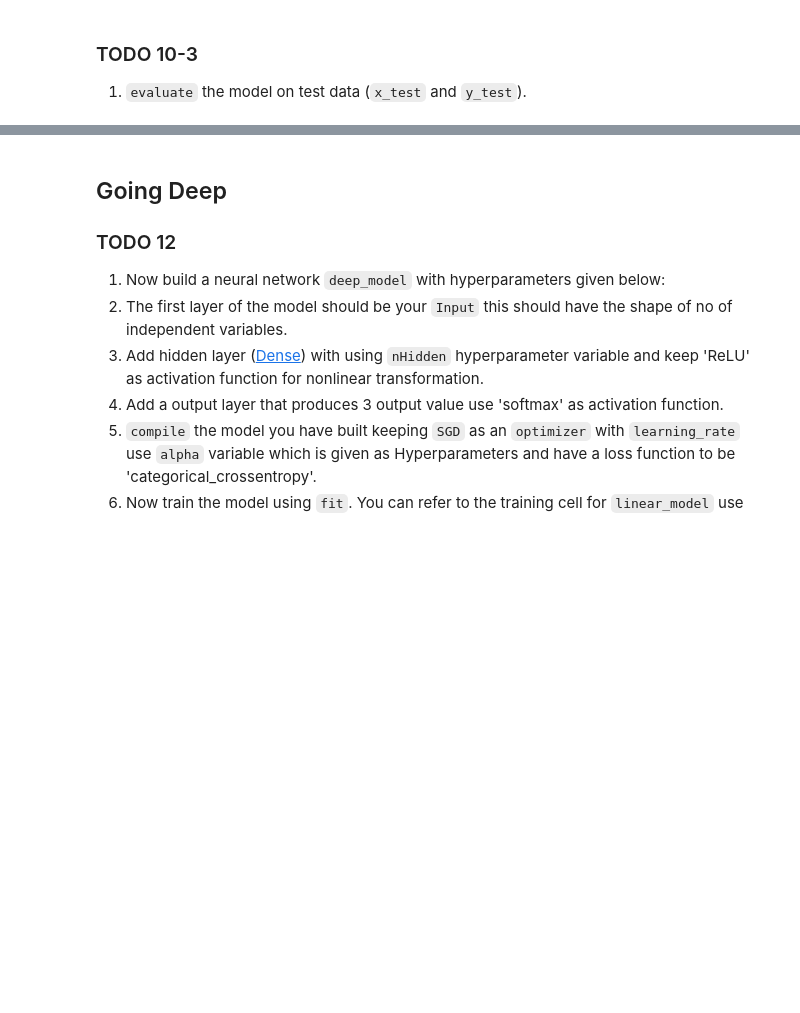
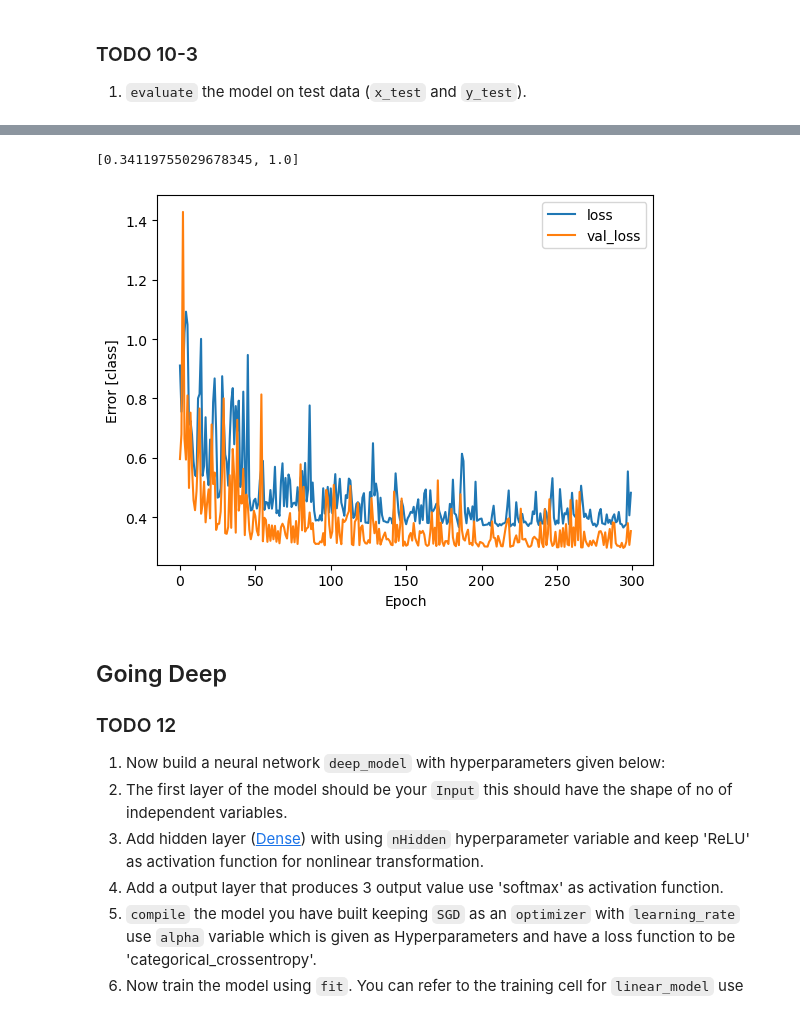
Before and after one commit to Abeoseh/deep_learning, a Jupyter notebook: labs/lab2/Lab2_LNN_SV.ipynb, the cells around one changed output, grey strips where cells are left out. Saved outputs shown, nothing was run; the diff lists cells and outputs as text; code cells hidden in the pictures; blank space fills up the shorter version.

```diff
--- a/labs/lab2/Lab2_LNN_SV.ipynb
+++ b/labs/lab2/Lab2_LNN_SV.ipynb
@@ -1121,7 +1137,7 @@ sequential_2.compile(optimizer = optimizer, loss = "categorical_crossentropy", m
 # %%
 %%time
+## L2
 
-
-history = sequential_2.fit(x = x_train, y = y_train, epochs = 300,
+history_l2 = sequential_l2.fit(x = x_train, y = y_train, epochs = 300,
                 verbose = 0, validation_split = 0.2)
 # %% [output]
@@ -1136,0 +1155,6 @@ plot_learning(history, "class")
+# %%
+
+plot_learning(history_l2, "class")
+
+sequential_l2.evaluate(x_test, y_test)
+# %% [output]
@@ -1137,3 +1162,5 @@ plot_learning(history, "class")
+[0.34119755029678345, 1.0]
+[figure, added]
 # %% [markdown]
 ## Going Deep
 
```
Also changed, not shown: parts of 26 cells of this notebook.
